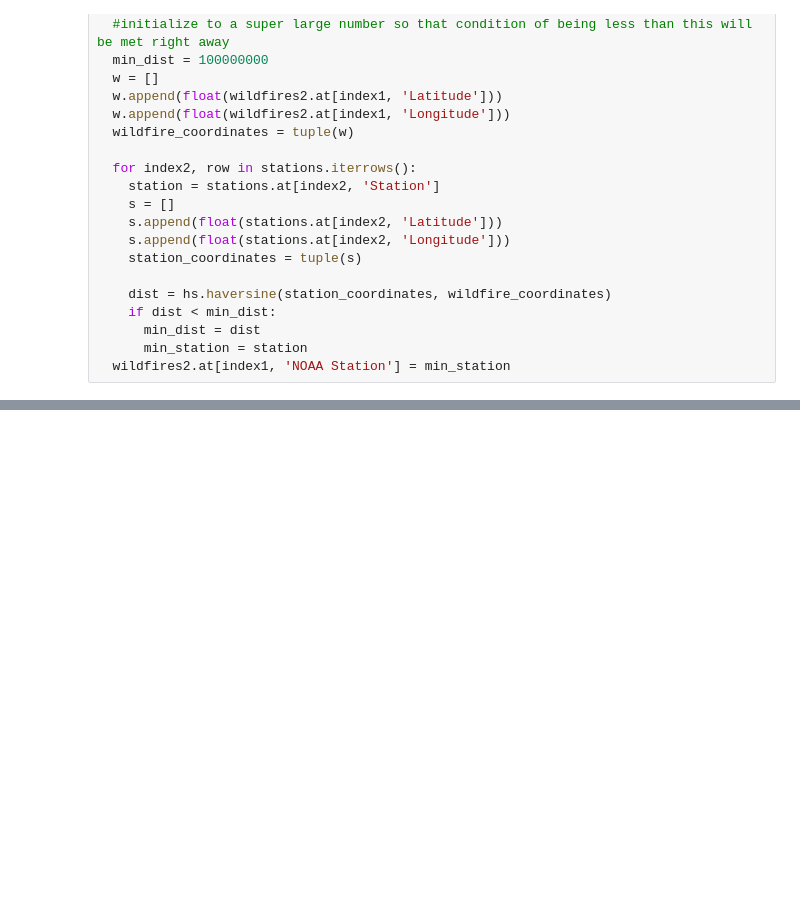
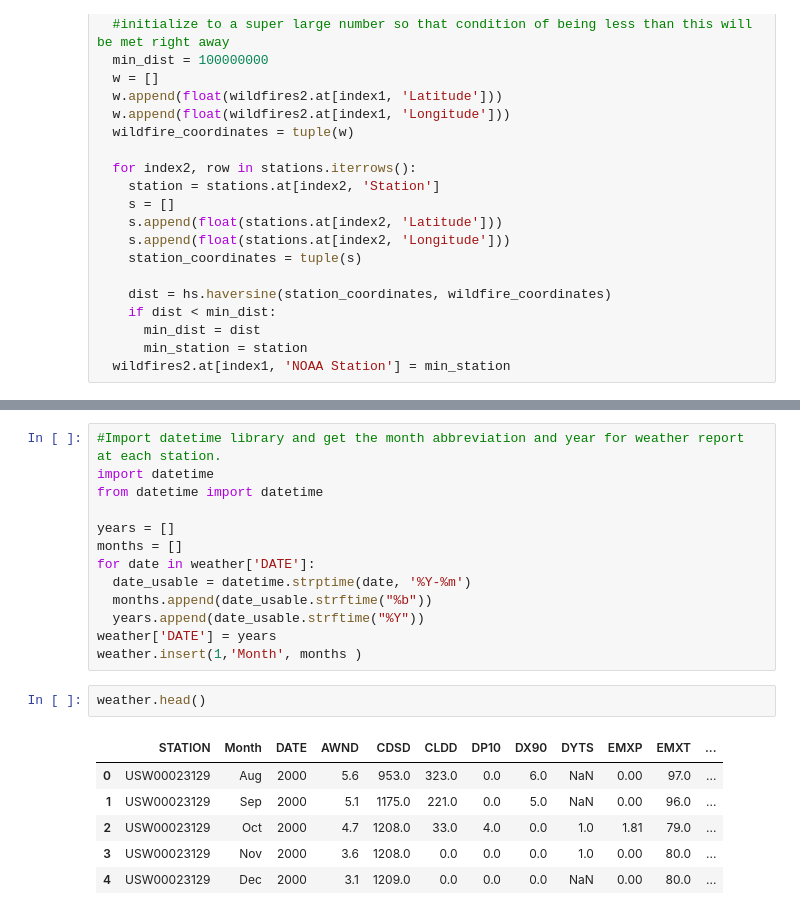
Before and after one commit to mnocerino23/Wildfire-Forecaster, a Jupyter notebook: NOAA_weatherdata.ipynb, the cells around one changed output, grey strips where cells are left out. Saved outputs shown, nothing was run; the diff lists cells and outputs as text; blank space fills up the shorter version.

```diff
--- a/NOAA_weatherdata.ipynb
+++ b/NOAA_weatherdata.ipynb
@@ -191,0 +208,22 @@ wildfires2.to_csv('wildfires2_with_station.csv', index = False)
+# %%
+#Import datetime library and get the month abbreviation and year for weather report at each station.
+import datetime
+from datetime import datetime
+
+years = []
+months = []
+for date in weather['DATE']:
+  date_usable = datetime.strptime(date, '%Y-%m')
+  months.append(date_usable.strftime("%b"))
+  years.append(date_usable.strftime("%Y"))
+weather['DATE'] = years
+weather.insert(1,'Month', months )
+# %%
+weather.head()
+# %% [output]
+|  | STATION | Month | DATE | AWND | CDSD | CLDD | DP10 | DX90 | DYTS | EMXP | EMXT | ... |
+| 0 | USW00023129 | Aug | 2000 | 5.6 | 953.0 | 323.0 | 0.0 | 6.0 | NaN | 0.00 | 97.0 | ... |
+| 1 | USW00023129 | Sep | 2000 | 5.1 | 1175.0 | 221.0 | 0.0 | 5.0 | NaN | 0.00 | 96.0 | ... |
+| 2 | USW00023129 | Oct | 2000 | 4.7 | 1208.0 | 33.0 | 4.0 | 0.0 | 1.0 | 1.81 | 79.0 | ... |
+| 3 | USW00023129 | Nov | 2000 | 3.6 | 1208.0 | 0.0 | 0.0 | 0.0 | 1.0 | 0.00 | 80.0 | ... |
+| 4 | USW00023129 | Dec | 2000 | 3.1 | 1209.0 | 0.0 | 0.0 | 0.0 | NaN | 0.00 | 80.0 | ... |
```
Also changed, not shown: parts of 5 cells of this notebook.
